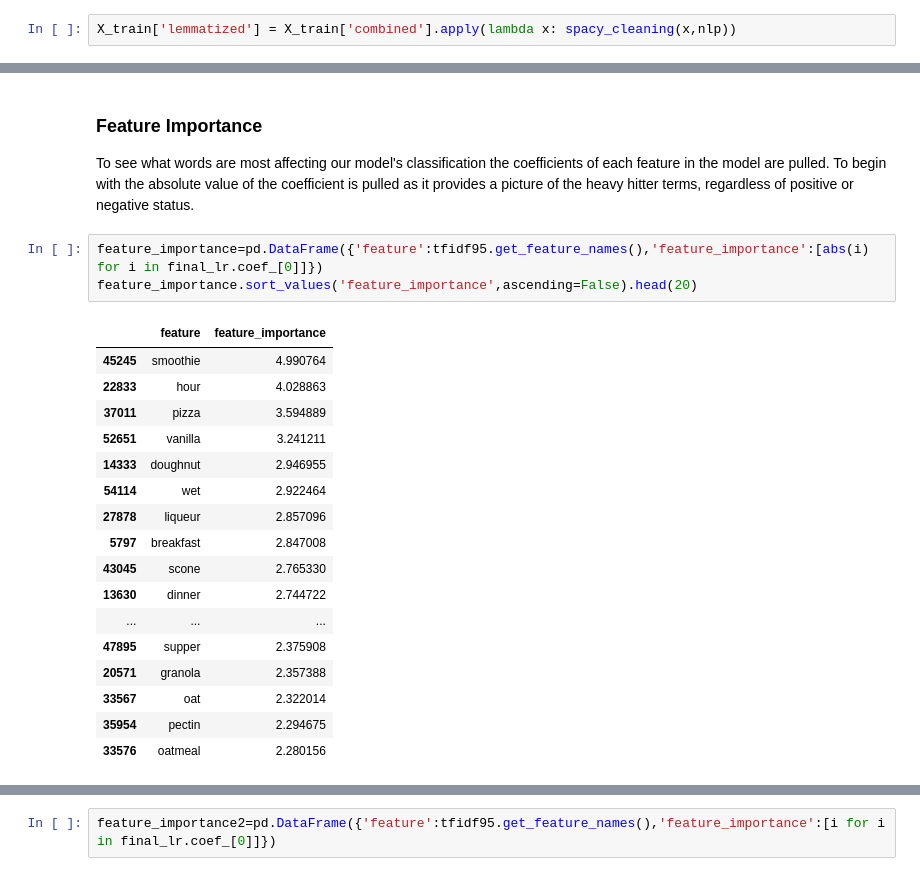
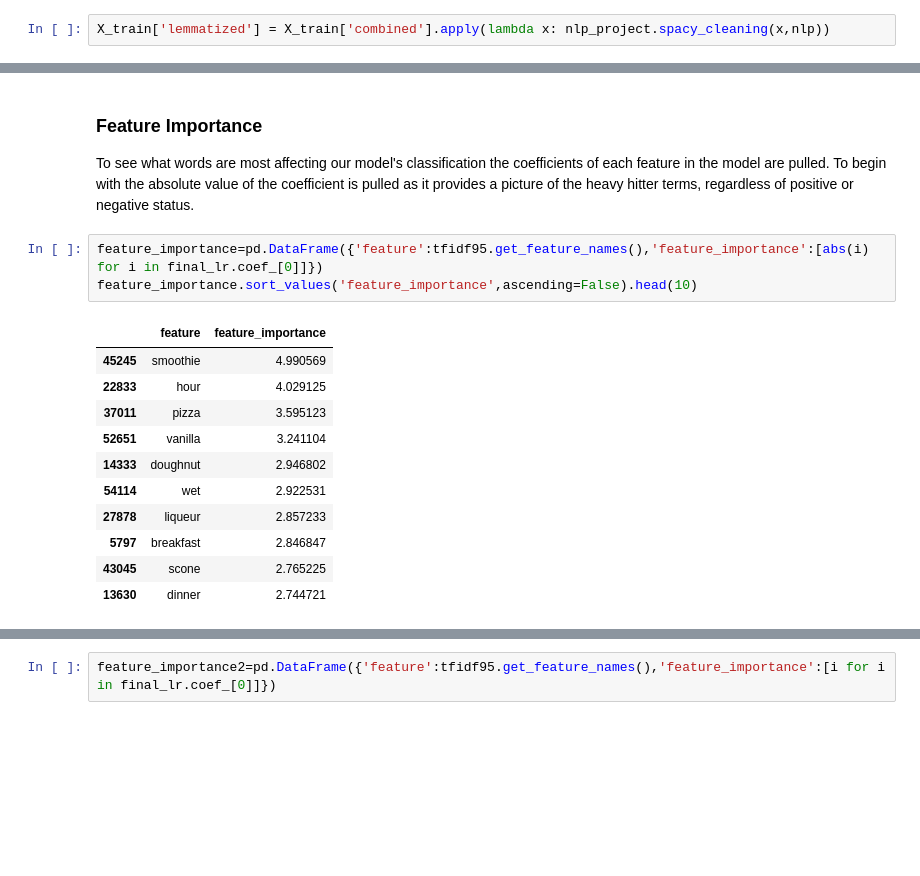
Before and after one commit to AJMarshall-25/NLP_Recipe_Analysis, a Jupyter notebook: recipe-classification-with-nlp-v5.ipynb, the cells around one changed output, grey strips where cells are left out. Drawn from its saved outputs; the diff is of its cells as text; blank space fills up the shorter version.

```diff
--- a/recipe-classification-with-nlp-v5.ipynb
+++ b/recipe-classification-with-nlp-v5.ipynb
@@ -1109,3 +1088,3 @@ def spacy_cleaning(x, nlp):
 # %%
-X_train['lemmatized'] = X_train['combined'].apply(lambda x: spacy_cleaning(x,nlp))
+X_train['lemmatized'] = X_train['combined'].apply(lambda x: nlp_project.spacy_cleaning(x,nlp))
 # %%
@@ -1482,23 +1450,17 @@ As we can see from the above evaluate function output the model performs quite w
 To see what words are most affecting our model's classification the coefficients of each feature in the model are pulled. To begin with the absolute value of the coefficient is pulled as it provides a picture of the heavy hitter terms, regardless of positive or negative status.
 # %%
 feature_importance=pd.DataFrame({'feature':tfidf95.get_feature_names(),'feature_importance':[abs(i) for i in final_lr.coef_[0]]})
-feature_importance.sort_values('feature_importance',ascending=False).head(20)
+feature_importance.sort_values('feature_importance',ascending=False).head(10)
 # %% [output]
 |  | feature | feature_importance |
-| 45245 | smoothie | 4.990764 |
-| 22833 | hour | 4.028863 |
-| 37011 | pizza | 3.594889 |
-| 52651 | vanilla | 3.241211 |
-| 14333 | doughnut | 2.946955 |
-| 54114 | wet | 2.922464 |
-| 27878 | liqueur | 2.857096 |
-| 5797 | breakfast | 2.847008 |
-| 43045 | scone | 2.765330 |
-| 13630 | dinner | 2.744722 |
-| ... | ... | ... |
-| 47895 | supper | 2.375908 |
-| 20571 | granola | 2.357388 |
-| 33567 | oat | 2.322014 |
-| 35954 | pectin | 2.294675 |
-| 33576 | oatmeal | 2.280156 |
+| 45245 | smoothie | 4.990569 |
+| 22833 | hour | 4.029125 |
+| 37011 | pizza | 3.595123 |
+| 52651 | vanilla | 3.241104 |
+| 14333 | doughnut | 2.946802 |
+| 54114 | wet | 2.922531 |
+| 27878 | liqueur | 2.857233 |
+| 5797 | breakfast | 2.846847 |
+| 43045 | scone | 2.765225 |
+| 13630 | dinner | 2.744721 |
 # %% [markdown]
```
Also changed, not shown: parts of 32 cells of this notebook, 4 other files.
